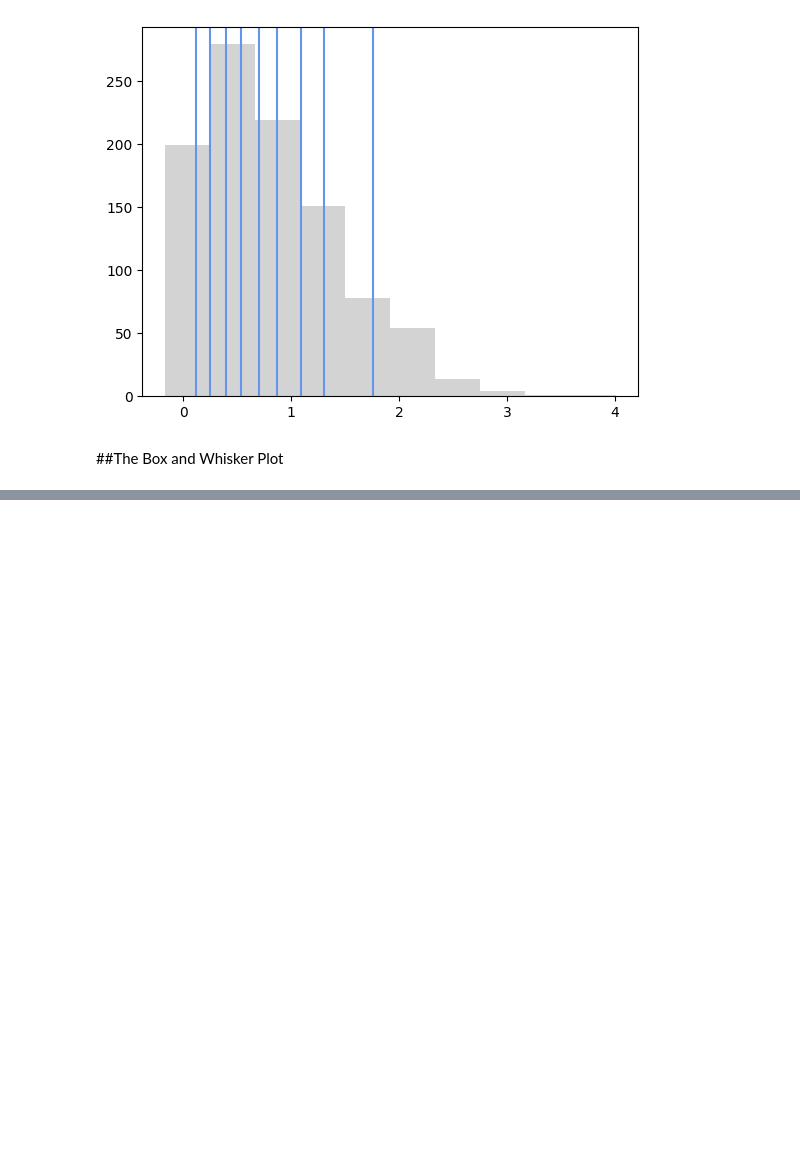
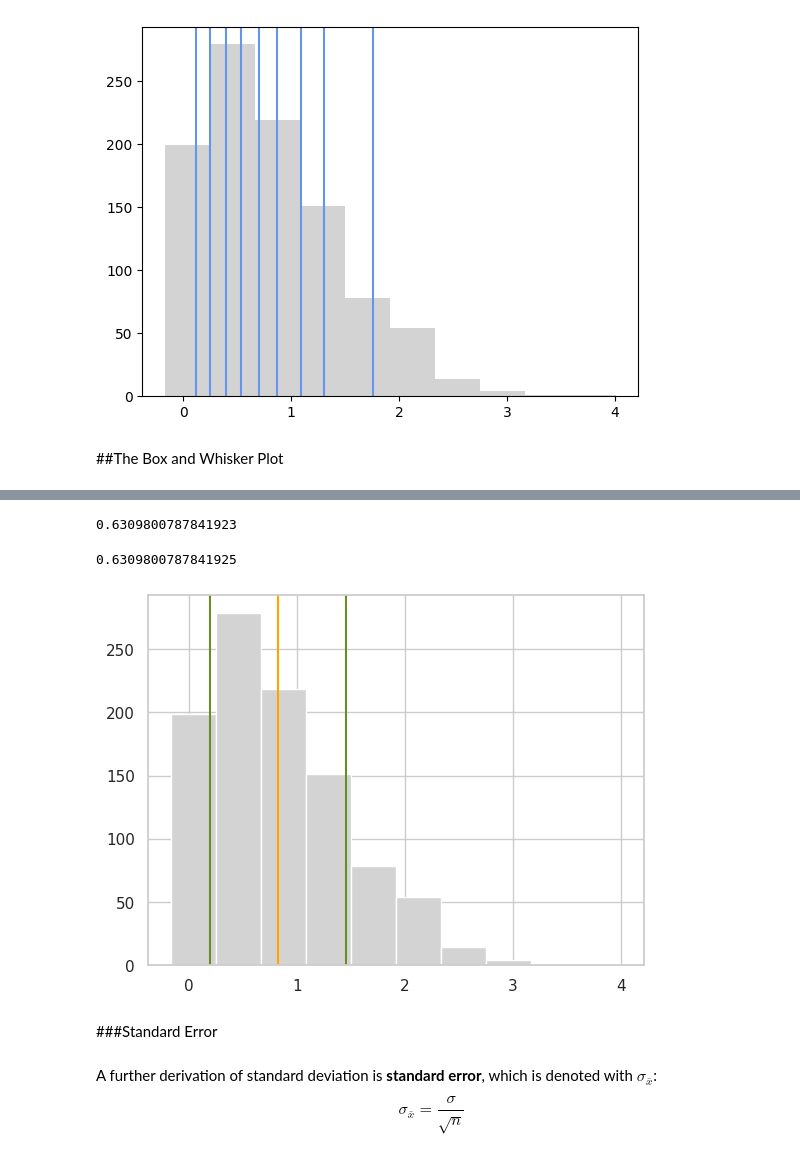
Before and after one commit to deenadayalanai/Machine-Learning-Foundations, a Jupyter notebook: Probability_&_Information_Theory.ipynb, the cells around one changed output, grey strips where cells are left out. Cells and saved outputs as stored; diff of their text form; code cells hidden in the pictures; blank space fills up the shorter version.

```diff
--- a/Probability_&_Information_Theory.ipynb
+++ b/Probability_&_Information_Theory.ipynb
@@ -398,0 +525,3 @@ _ = plt.hist(x, color = 'lightgray')
+# %%
+xbar = np.mean(x)
+xbar
@@ -398,0 +530,2 @@ _ = plt.hist(x, color = 'lightgray')
+# %%
+squared_differences = [(x_i - xbar)**2 for x_i in x]
@@ -398,0 +545,3 @@ _ = plt.hist(x, color = 'lightgray')
+# %%
+sigma_squared = sum(squared_differences)/len(x)
+sigma_squared
@@ -398,0 +563,22 @@ _ = plt.hist(x, color = 'lightgray')
+# %%
+sigma = sigma_squared**(1/2)
+sigma
+# %% [output]
+0.6309800787841923
+# %%
+np.std(x)
+# %% [output]
+0.6309800787841925
+# %%
+fig, ax = plt.subplots()
+plt.axvline(x = xbar, color='orange')
+plt.axvline(x = xbar+sigma, color='olivedrab')
+plt.axvline(x = xbar-sigma, color='olivedrab')
+_ = plt.hist(x, color = 'lightgray')
+# %% [output]
+[figure, added]
+# %% [markdown]
+###Standard Error
+# %% [markdown]
+A further derivation of standard deviation is **standard error**, which is denoted with $\sigma_\bar{x}$:
+$$ \sigma_\bar{x} = \frac{\sigma}{\sqrt{n}} $$
```
Also changed, not shown: parts of 79 cells of this notebook.
